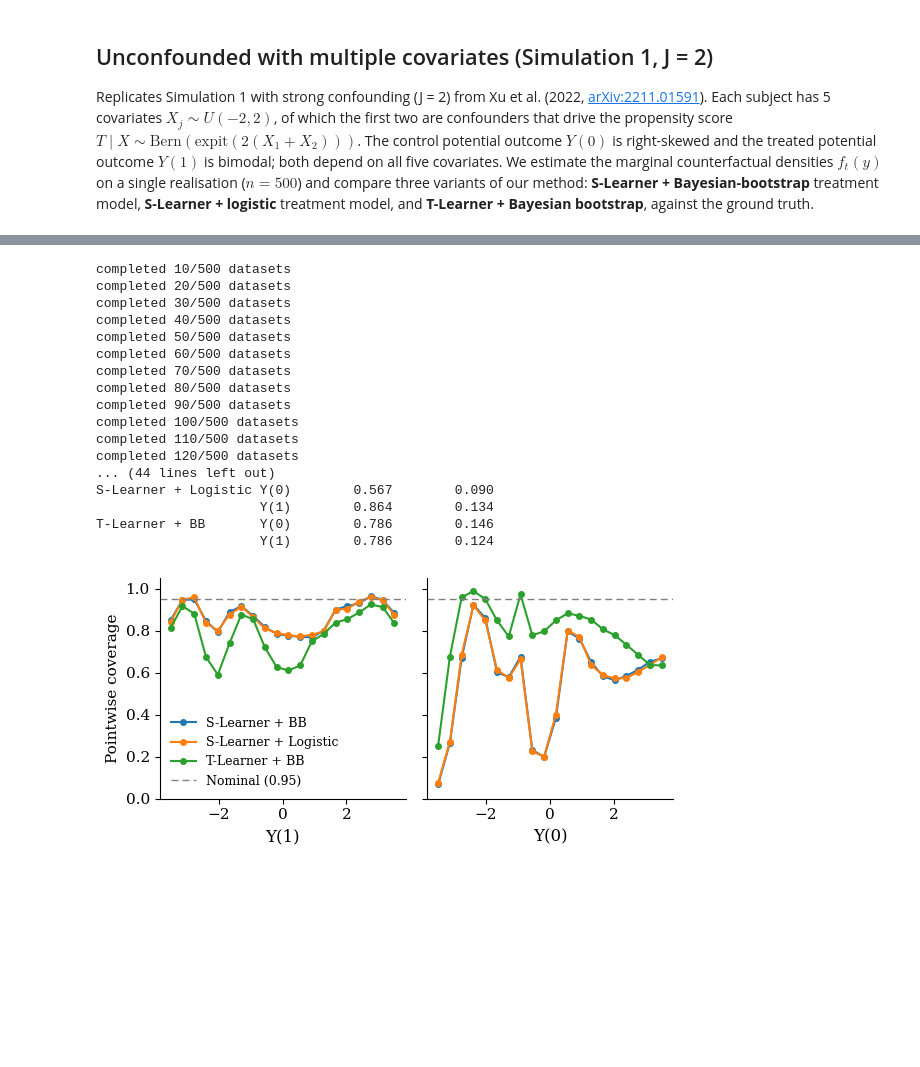
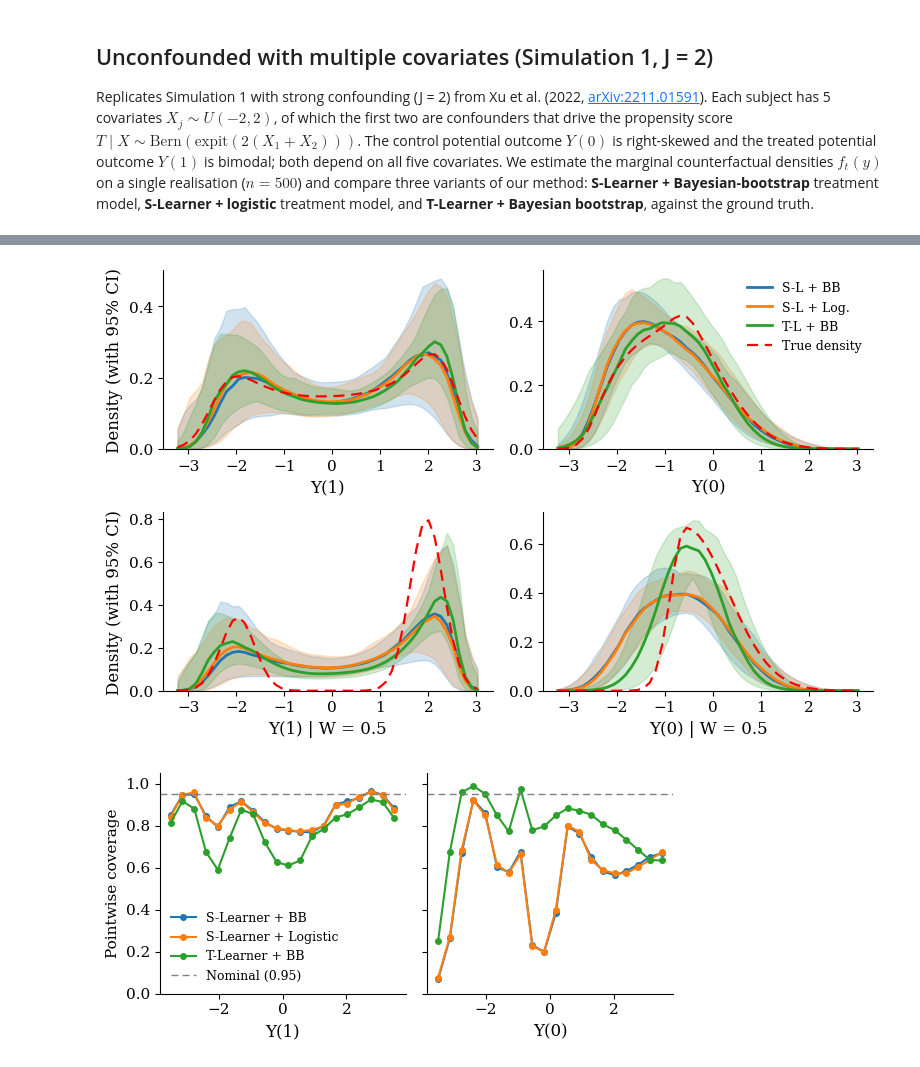
Before and after one commit to gregorsteiner/CausalMP, a Jupyter notebook: Simulated_Examples.ipynb, the cells around one changed output, grey strips where cells are left out. Drawn from its saved outputs; the diff is of its cells as text; code cells hidden in the pictures; blank space fills up the shorter version.

Commit message:
Added conditional versions

```diff
--- a/Simulated_Examples.ipynb
+++ b/Simulated_Examples.ipynb
@@ -164,47 +200,57 @@ res_tbb = mp_causal_density(y_s1, x_s1, w_s1, y_grid_s1, B_post, T_fwd, learner=
 # %%
 from matplotlib.lines import Line2D
 
 plt.rcParams.update({
     "font.family":      "serif",
     "font.size":        11,
     "axes.spines.top":  False,
     "axes.spines.right":False,
     "axes.linewidth":   0.8,
     "xtick.direction":  "out",
     "ytick.direction":  "out",
 })
 
-ALPHA = 0.22
+ALPHA = 0.2
 DASH = (0, (5, 3))
 
 methods = [
-    ("S-L + BB",       res_sbb,  "#1f77b4"),
+    ("S-L + BB",   res_sbb,  "#1f77b4"),
     ("S-L + Log.", res_slog, "#ff7f0e"),
-    ("T-L + BB",       res_tbb,  "#2ca02c"),
+    ("T-L + BB",   res_tbb,  "#2ca02c"),
 ]
-cols = [("x_1", true1_s1, "Y(1)"), ("x_0", true0_s1, "Y(0)")]
+cols = [("x_1", "Y(1)"), ("x_0", "Y(0)")]
 
-fig, axes = plt.subplots(1, 2, figsize=(8, 3))
+# top row: marginal (unconditional) densities; bottom row: conditional at W = w_cond0
+cond_label = " | W = " + str(w_cond0[0]) if np.all(w_cond0 == w_cond0[0]) else " | W = w0"
+rows = [
+    (lambda res, k: res[k],                       {"x_1": true1_s1,      "x_0": true0_s1},      ""),
+    (lambda res, k: res["conditional"][k]["w_0"], {"x_1": true1_s1_cond, "x_0": true0_s1_cond}, cond_label),
+]
 
-for c, (xkey, true, lab) in enumerate(cols):
-    ax = axes[c]
-    for name, res, color in methods:
-        d = res[xkey]
-        ax.fill_between(y_grid_s1, d['low'], d['high'], color=color, alpha=ALPHA)
-        ax.plot(y_grid_s1, d['mean'], color=color, linewidth=2)
-    ax.plot(y_grid_s1, true, color="red", linewidth=1.6, linestyle=DASH)
-    ax.set_xlabel(lab, fontsize=12)
-    ax.set_ylim(bottom=0)
-axes[0].set_ylabel("Density (with 95% CI)", fontsize=12)
+fig, axes = plt.subplots(2, 2, figsize=(8, 5))
+
+for r, (get, true_map, suffix) in enumerate(rows):
+    for c, (xkey, lab) in enumerate(cols):
+        ax = axes[r, c]
+        for name, res, color in methods:
+            d = get(res, xkey)
+            ax.fill_between(y_grid_s1, d['low'], d['high'], color=color, alpha=ALPHA)
+            ax.plot(y_grid_s1, d['median'], color=color, linewidth=2)
+        ax.plot(y_grid_s1, true_map[xkey], color="red", linewidth=1.6, linestyle=DASH)
+        ax.set_xlabel(lab + suffix, fontsize=12)
+        ax.set_ylim(bottom=0)
+    axes[r, 0].set_ylabel("Density (with 95% CI)", fontsize=12)
 
 legend_handles = [Line2D([0], [0], color=color, linewidth=2, label=name)
                   for name, _, color in methods]
 legend_handles.append(Line2D([0], [0], color="red", linewidth=1.6, linestyle=DASH, label="True density"))
-axes[1].legend(handles=legend_handles, frameon=False, fontsize=9)
+axes[0, 1].legend(handles=legend_handles, frameon=False, fontsize=9)
 
 fig.tight_layout()
 plt.savefig('Figures/Simulation_Illustration.pdf', dpi=300, bbox_inches='tight')
 plt.show()
+# %% [output]
+[figure, added]
 # %%
 # ── Coverage experiment: repeat over many simulated datasets ─────────────────
 # For each replicate we draw a fresh dataset, fit all three estimators on a coarse
@@ -232,8 +278,9 @@ n_grid = len(y_grid_exp)
 covered = {m: {k: np.zeros(n_grid) for k in ("x_0", "x_1")} for m in variants}
 length  = {m: {k: np.zeros(n_grid) for k in ("x_0", "x_1")} for m in variants}
 
+np.random.seed(0)   # one global seed: each replicate draws a fresh dataset
 for s in range(n_datasets):
-    y_d, x_d, w_d = generate_data_sim1(n, J=2, seed=1000 + s)
+    y_d, x_d, w_d = generate_data_sim1(n, J=2)
     for m, kw in variants.items():
         with contextlib.redirect_stdout(io.StringIO()):   # silence per-fit prints
             res = mp_causal_density(y_d, x_d, w_d, y_grid_exp, B_post_exp, T_fwd_exp, seed=s, **kw)
@@ -264,24 +311,6 @@ summary = (coverage_df.groupby(["method", "outcome"])[["coverage", "mean_length"
            .mean().round(3))
 print("\nAverage over grid points:")
 print(summary)
-# %% [output]
-completed 10/500 datasets
-completed 20/500 datasets
-completed 30/500 datasets
-completed 40/500 datasets
-completed 50/500 datasets
-completed 60/500 datasets
-completed 70/500 datasets
-completed 80/500 datasets
-completed 90/500 datasets
-completed 100/500 datasets
-completed 110/500 datasets
-completed 120/500 datasets
-... (44 lines left out)
-S-Learner + Logistic Y(0)        0.567        0.090
-                     Y(1)        0.864        0.134
-T-Learner + BB       Y(0)        0.786        0.146
-                     Y(1)        0.786        0.124
 # %%
 plt.rcParams.update({
     "font.family":      "serif",
```
Also changed, not shown: parts of 3 cells of this notebook, 4 other files.
